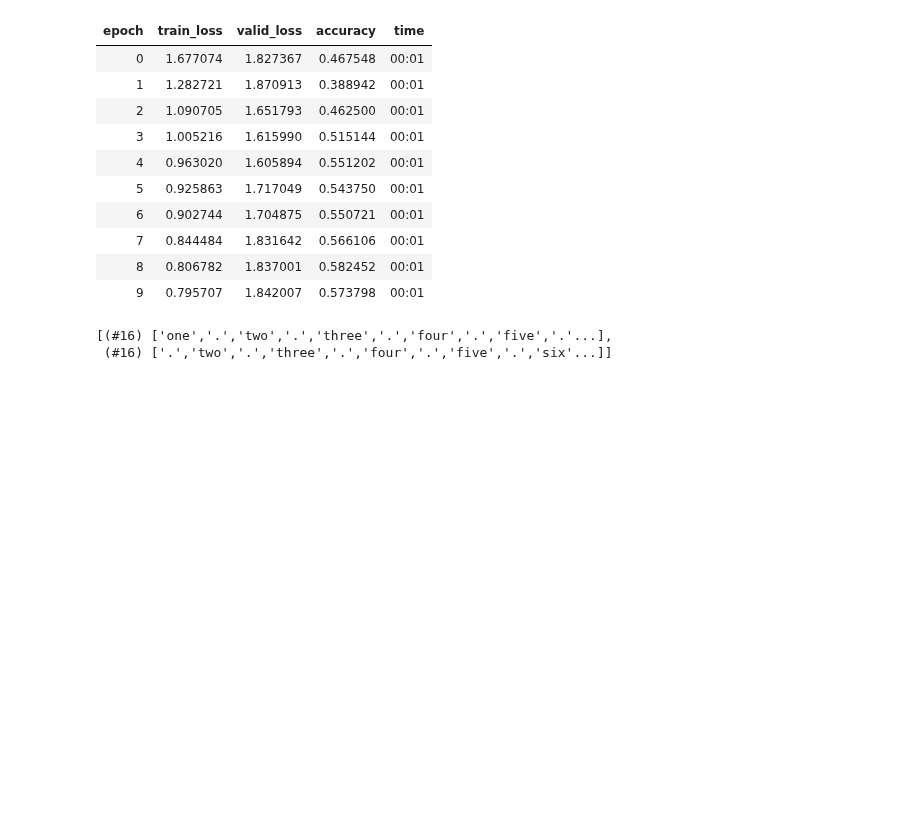
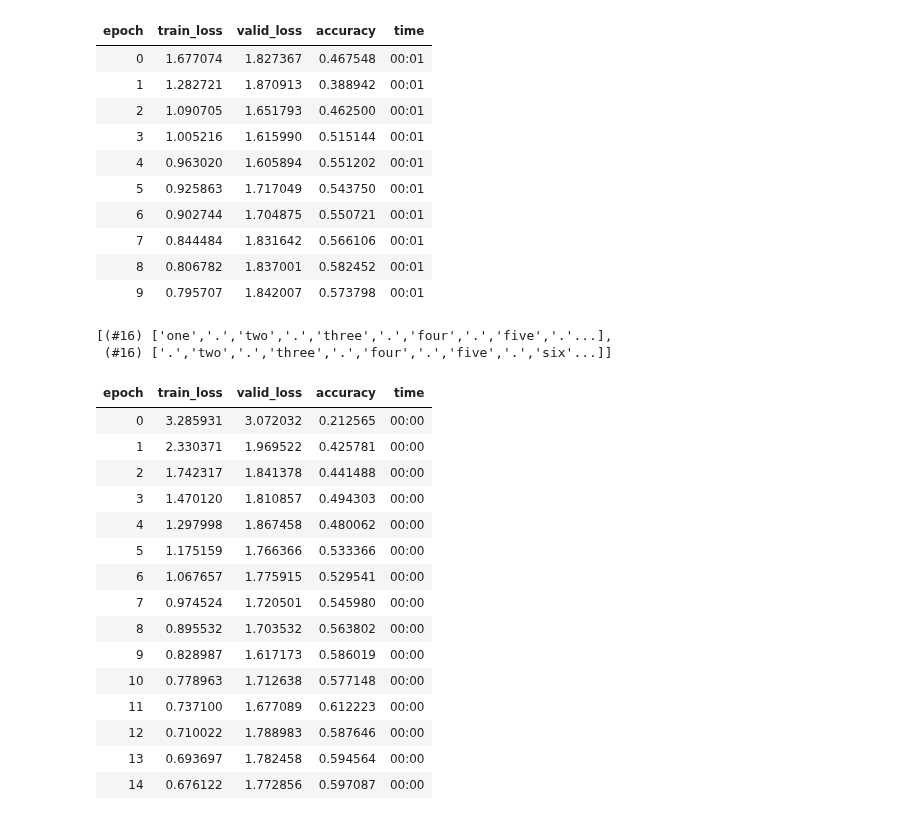
Before and after one commit to ThinamXx/Fastai, a Jupyter notebook: 11. Language Model/LanguageModel.ipynb, the cells around one changed output. Saved outputs shown, nothing was run; the diff lists cells and outputs as text; code cells hidden in the pictures; blank space fills up the shorter version.

```diff
--- a/11. Language Model/LanguageModel.ipynb
+++ b/11. Language Model/LanguageModel.ipynb
@@ -236,3 +236,50 @@ dls = DataLoaders.from_dsets(group_chunks(seqs[:cut],bs),   # Initializing Data
 # %% [output]
 [(#16) ['one','.','two','.','three','.','four','.','five','.'...],
  (#16) ['.','two','.','three','.','four','.','five','.','six'...]]
+# %%
+#@ LANGUAGE MODEL IN PYTORCH: RECURRENT NEURAL NETWORK:
+class LMModel4(Module):                                     # Defining Language Model Class.
+    def __init__(self, vocab_sz, n_hidden):                 # Initializing Constructor Function.
+        self.i_h = nn.Embedding(vocab_sz, n_hidden)         # Initializing Embedding Layer.
+        self.h_h = nn.Linear(n_hidden, n_hidden)            # Initializing Linear Layer.
+        self.h_o = nn.Linear(n_hidden, vocab_sz)            # Iniitlaizing Linear Layer.
+        self.h = 0                                          # Initializing Hidden State.
+
+    def forward(self, x):                                   # Forward Propagation Function.
+        outs = []                                           # Initialization.
+        for i in range(sl):
+            self.h = self.h + self.i_h(x[:, i])             # Initializing Word Embeddings.
+            self.h = F.relu(self.h_h(self.h))               # Implementation of RELU.
+            outs.append(self.h_o(self.h))                   # Implementation of Linear Layer.
+        self.h = self.h.detach()                            # Removing all the Gradients History.
+        return torch.stack(outs, dim=1)
+
+    def reset(self): self.h = 0                             # Defining Reset Function.
+
+#@ DEFINING THE LOSS FUNCTION:
+def loss_func(inp, targ):                                   # Defining Loss Function.
+    return F.cross_entropy(inp.view(-1, len(vocab)),
+                           targ.view(-1))                   # Cross Entropy Loss Function with Flatten.
+# %%
+#@ TRAINING THE MODEL:
+learn = Learner(dls, LMModel4(len(vocab), 64),              # Initializing Learner with Language Model.
+                loss_func=loss_func,                        # Initilizing Cross Entropy Loss Function.
+                metrics=accuracy, cbs=ModelResetter)        # Initializing Metrics and Callbacks.
+learn.fit_one_cycle(15, 3e-3)                               # Training the Learner.
+# %% [output]
+| epoch | train_loss | valid_loss | accuracy | time |
+| 0 | 3.285931 | 3.072032 | 0.212565 | 00:00 |
+| 1 | 2.330371 | 1.969522 | 0.425781 | 00:00 |
+| 2 | 1.742317 | 1.841378 | 0.441488 | 00:00 |
+| 3 | 1.470120 | 1.810857 | 0.494303 | 00:00 |
+| 4 | 1.297998 | 1.867458 | 0.480062 | 00:00 |
+| 5 | 1.175159 | 1.766366 | 0.533366 | 00:00 |
+| 6 | 1.067657 | 1.775915 | 0.529541 | 00:00 |
+| 7 | 0.974524 | 1.720501 | 0.545980 | 00:00 |
+| 8 | 0.895532 | 1.703532 | 0.563802 | 00:00 |
+| 9 | 0.828987 | 1.617173 | 0.586019 | 00:00 |
+| 10 | 0.778963 | 1.712638 | 0.577148 | 00:00 |
+| 11 | 0.737100 | 1.677089 | 0.612223 | 00:00 |
+| 12 | 0.710022 | 1.788983 | 0.587646 | 00:00 |
+| 13 | 0.693697 | 1.782458 | 0.594564 | 00:00 |
+| 14 | 0.676122 | 1.772856 | 0.597087 | 00:00 |
```
Also changed, not shown: parts of 4 cells of this notebook.
